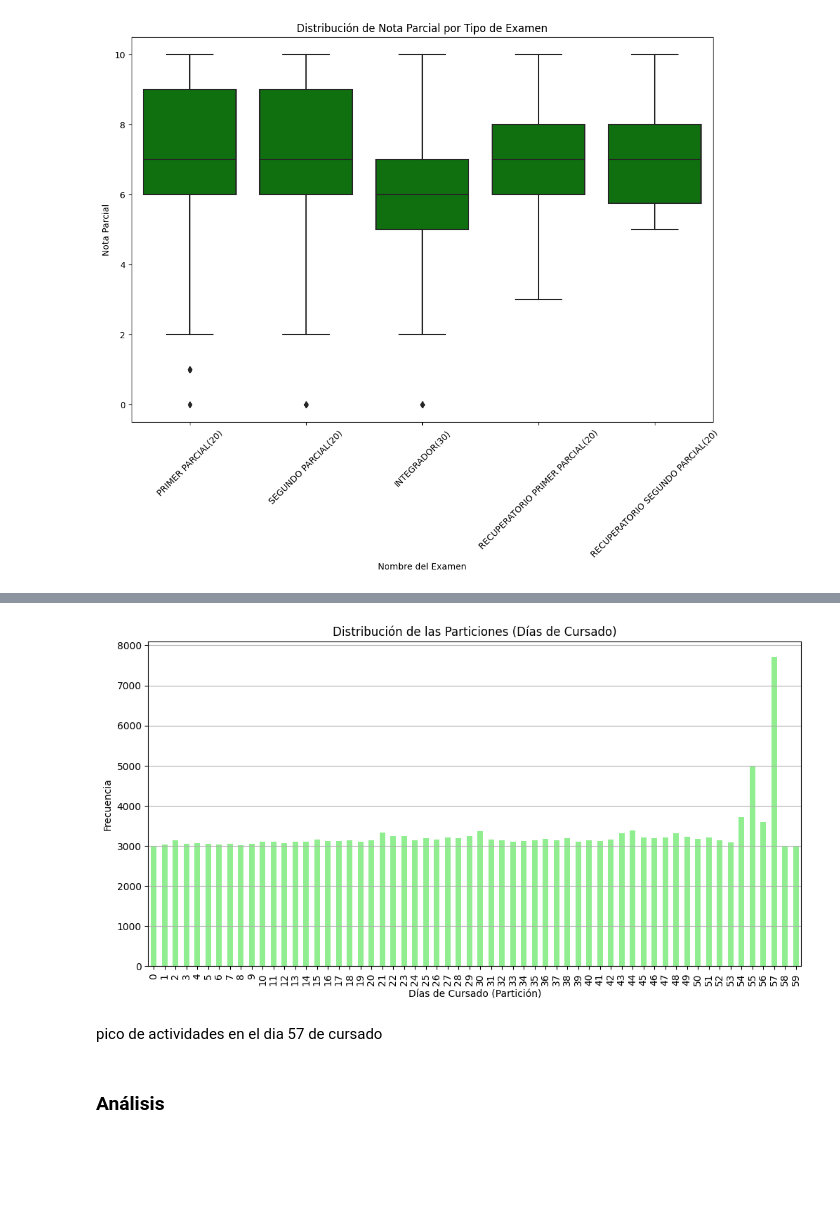
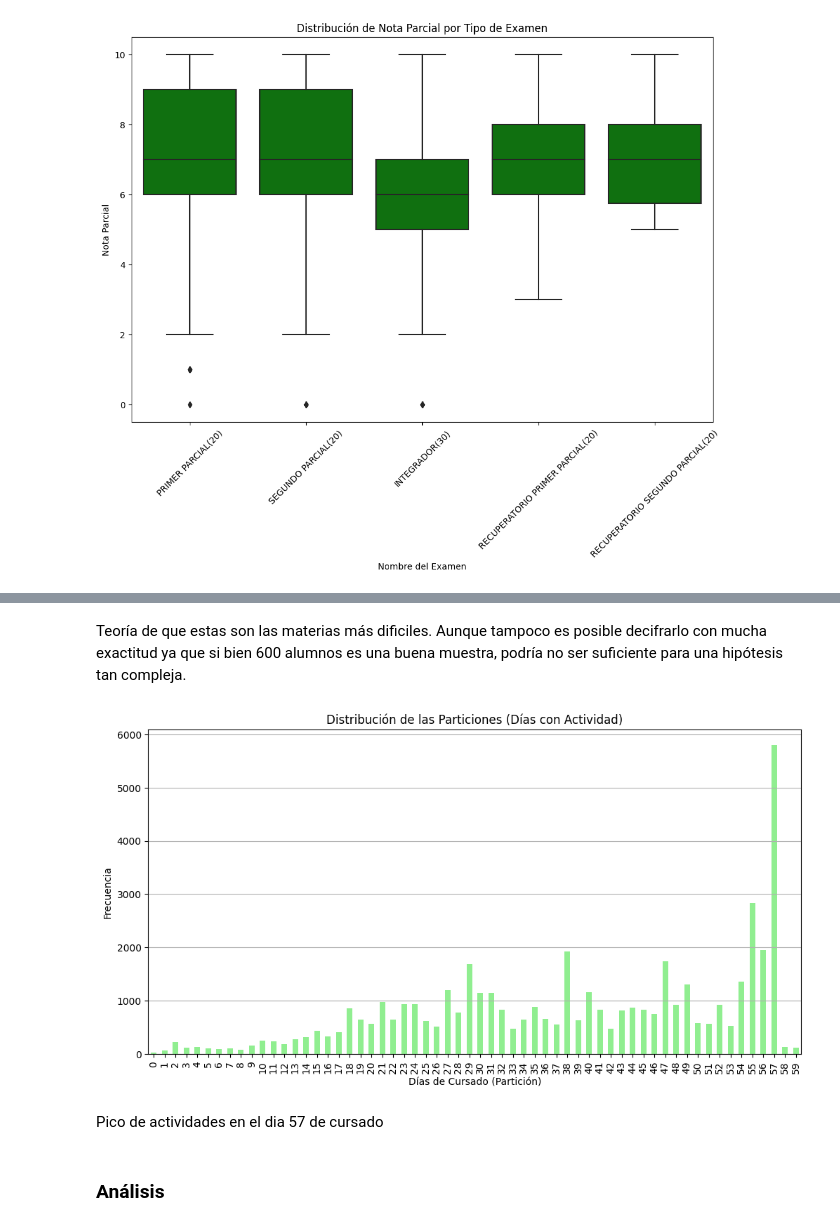
Before and after one commit to Felimartinez1/challenge_edMachina, a Jupyter notebook: eda.ipynb, the cells around one changed output, grey strips where cells are left out. Saved outputs shown, nothing was run; the diff lists cells and outputs as text; code cells hidden in the pictures; blank space fills up the shorter version.

```diff
--- a/eda.ipynb
+++ b/eda.ipynb
@@ -145,9 +145,9 @@ Número cursos totales: 582
 # %%
 clean_data.unify_values(df)
 clean_data.from_epoch_to_datetime(df)
-inconsistencies.clean_course_inconsistencies(df)
-inconsistencies.clean_assignment_inconsistencies(df)
-inconsistencies.clean_submit_inconsistencies(df)
+df = inconsistencies.clean_course_inconsistencies(df)
+df = inconsistencies.clean_assignment_inconsistencies(df)
+df = inconsistencies.clean_submit_inconsistencies(df)
 inconsistencies.clean_user_inconsistencies(df)
 # %% [output]
 |  | particion | periodo | nota_final_materia | fecha_mesa | nombre_examen | nota_parcial | assignment_id | ... |
@@ -290,20 +299,32 @@ course_summary[['nota_final_materia', 'course_name']]
+# %% [markdown]
+Teoría de que estas son las materias más dificiles. Aunque tampoco es posible decifrarlo con mucha exactitud ya que si bien 600 alumnos es una buena muestra, podría no ser suficiente para una hipótesis tan compleja.
 # %%
+# Filtrar filas con al menos una actividad
+columns_with_activity = [
+    'nota_parcial', 'nombre_examen', 'fecha_mesa', 'assignment_id', 'ass_name',
+    'ass_created_at', 'ass_due_at', 'ass_unlock_at', 'ass_lock_at', 'points_possible',
+    'sub_uuid', 'score', 'submission_type', 's_submitted_at', 's_graded_at', 's_created_at'
+]
+
+# Filtrar el DataFrame para quedarnos solo con las filas que tienen al menos un valor no nulo en las columnas relevantes
+df_filtered = df.dropna(subset=columns_with_activity, how='all')
+
 # Calcular la frecuencia de cada partición
-particion_counts = df['particion'].value_counts().sort_index()
+particion_counts = df_filtered['particion'].value_counts().sort_index()
 
 # Crear un gráfico de barras para visualizar la distribución de las particiones
 plt.figure(figsize=(12, 6))
 particion_counts.plot(kind='bar', color='lightgreen')
-plt.title('Distribución de las Particiones (Días de Cursado)')
+plt.title('Distribución de las Particiones (Días con Actividad)')
 plt.xlabel('Días de Cursado (Partición)')
 plt.ylabel('Frecuencia')
 plt.xticks(rotation=90)
 plt.grid(axis='y')
 plt.show()
 # %% [output]
-[figure, old version]
+[figure, new version]
 # %% [markdown]
-pico de actividades  en el dia 57 de cursado
+Pico de actividades  en el dia 57 de cursado
 # %% [markdown]
 ### **Análisis**
 # %%
```
Also changed, not shown: parts of 4 cells of this notebook, 3 other files.
